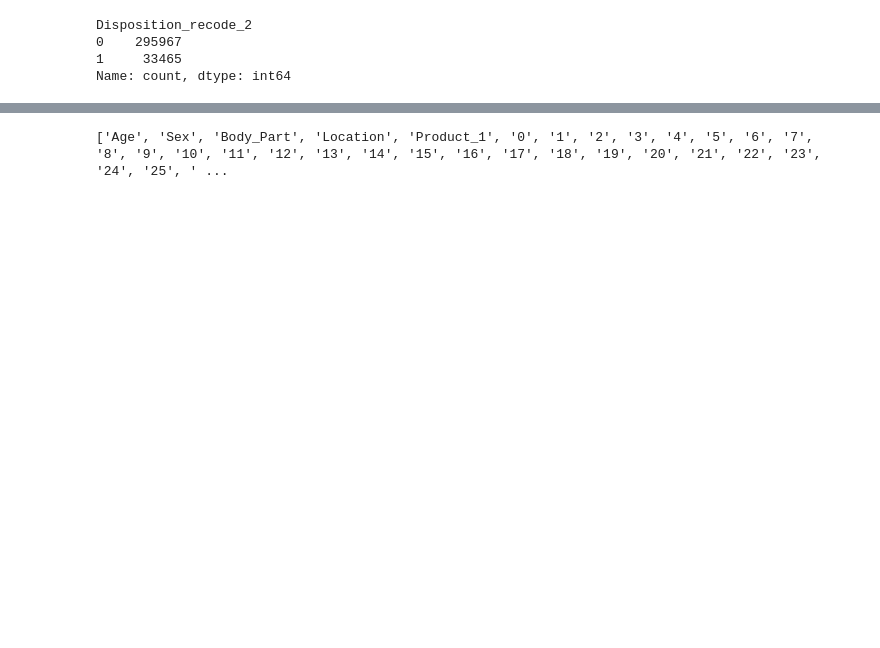
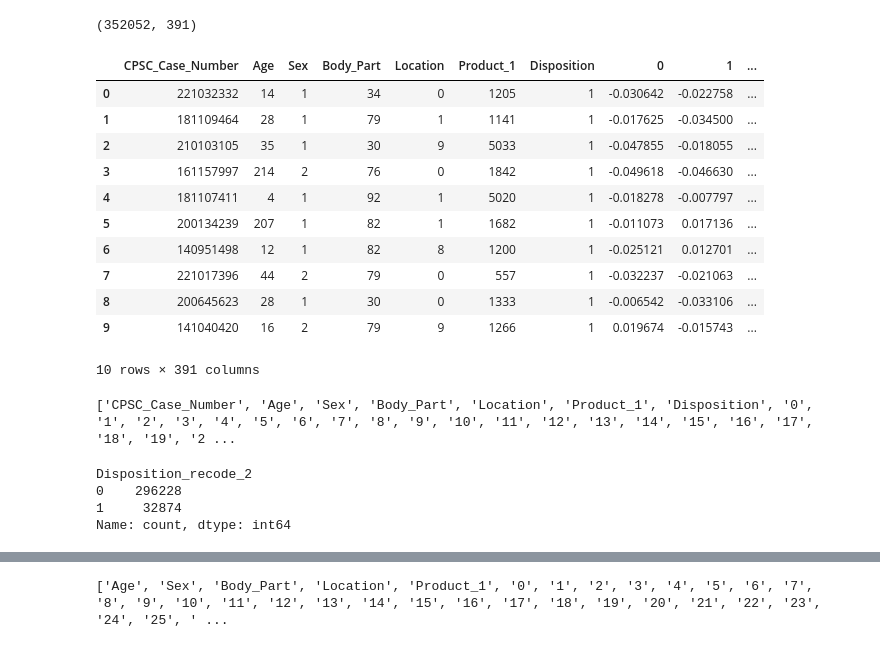
Before and after one commit to dva023/neiss-injury-analysis, a Jupyter notebook: notebooks/model_training.ipynb, the cells around one changed output, grey strips where cells are left out. Saved outputs shown, nothing was run; the diff lists cells and outputs as text; code cells hidden in the pictures; blank space fills up the shorter version.

Commit message:
v1 on both embedding and training

```diff
--- a/notebooks/model_training.ipynb
+++ b/notebooks/model_training.ipynb
@@ -37,0 +49,28 @@ Index(['CPSC_Case_Number', 'Age', 'Sex', 'Body_Part', 'Location', 'Product_1',
+# %%
+
+nltk.download('punkt')
+nltk.download('averaged_perceptron_tagger')
+nltk.download('wordnet')
+nltk.download('stopwords')
+
+# Load your data (replace with your actual data loading)
+# Assuming your data is in a CSV file named 'data.csv'
+import pandas as pd
+
+
+data_size = '10p'
+# data_size = 'full'
+version = 'v1'
+
+data_10P = pd.read_csv('../data/neiss_10p_sample.csv') if data_size == '10p' else pd.read_csv('../data/consolidated_cleaned_neiss_2014_2023.csv')
+
+# data_10P = pd.read_csv('../data/neiss_10p_sample.csv')
+if data_size == '10p':
+    data_10P = data_10P.drop(columns=['Unnamed: 0'])
+
+print("data_10p", data_10P.shape)
+
+embedding=pd.read_csv(f'../data/gist_embedding_{data_size}_{version}.csv')
+print("embedding", embedding.shape)
+# print("new_columns", new_columns.shape)
+print(embedding.head(10))
@@ -38,3 +105,31 @@ Index(['CPSC_Case_Number', 'Age', 'Sex', 'Body_Part', 'Location', 'Product_1',
+# %%
+# data=data_10P.merge(new_columns,how='inner',on='CPSC_Case_Number').merge(embedding,how='inner',on='CPSC_Case_Number').reset_index(drop=True)
+data_10P = data_10P[['CPSC_Case_Number', 'Age', 'Sex', 'Body_Part', 'Location', 'Product_1', 'Disposition']]
+data=data_10P.merge(embedding,how='inner',on='CPSC_Case_Number').reset_index(drop=True)
+del data_10P
+del embedding
+# data_10P.head(10)
+# embedding.head(10)
+print(data.shape)
+data.head(10)
+# %% [output]
+(352052, 391)
+|  | CPSC_Case_Number | Age | Sex | Body_Part | Location | Product_1 | Disposition | 0 | 1 | ... |
+| 0 | 221032332 | 14 | 1 | 34 | 0 | 1205 | 1 | -0.030642 | -0.022758 | ... |
+| 1 | 181109464 | 28 | 1 | 79 | 1 | 1141 | 1 | -0.017625 | -0.034500 | ... |
+| 2 | 210103105 | 35 | 1 | 30 | 9 | 5033 | 1 | -0.047855 | -0.018055 | ... |
+| 3 | 161157997 | 214 | 2 | 76 | 0 | 1842 | 1 | -0.049618 | -0.046630 | ... |
+| 4 | 181107411 | 4 | 1 | 92 | 1 | 5020 | 1 | -0.018278 | -0.007797 | ... |
+| 5 | 200134239 | 207 | 1 | 82 | 1 | 1682 | 1 | -0.011073 | 0.017136 | ... |
+| 6 | 140951498 | 12 | 1 | 82 | 8 | 1200 | 1 | -0.025121 | 0.012701 | ... |
+| 7 | 221017396 | 44 | 2 | 79 | 0 | 557 | 1 | -0.032237 | -0.021063 | ... |
+| 8 | 200645623 | 28 | 1 | 30 | 0 | 1333 | 1 | -0.006542 | -0.033106 | ... |
+| 9 | 141040420 | 16 | 2 | 79 | 9 | 1266 | 1 | 0.019674 | -0.015743 | ... |
+10 rows × 391 columns
+# %%
+print(list(data.columns))
+# %% [output]
+['CPSC_Case_Number', 'Age', 'Sex', 'Body_Part', 'Location', 'Product_1', 'Disposition', '0', '1', '2', '3', '4', '5', '6', '7', '8', '9', '10', '11', '12', '13', '14', '15', '16', '17', '18', '19', '2 ...
 # %%
 import numpy as np
 data['Disposition_recode']=np.nan
@@ -53,8 +148,8 @@ data['Disposition_recode'].value_counts()
 data['Disposition_recode_2'].value_counts()
 # %% [output]
 Disposition_recode_2
-0    295967
-1     33465
+0    296228
+1     32874
 Name: count, dtype: int64
 # %%
 bdpt_dict={}
```
Also changed, not shown: parts of 11 cells of this notebook, 1 other file.
